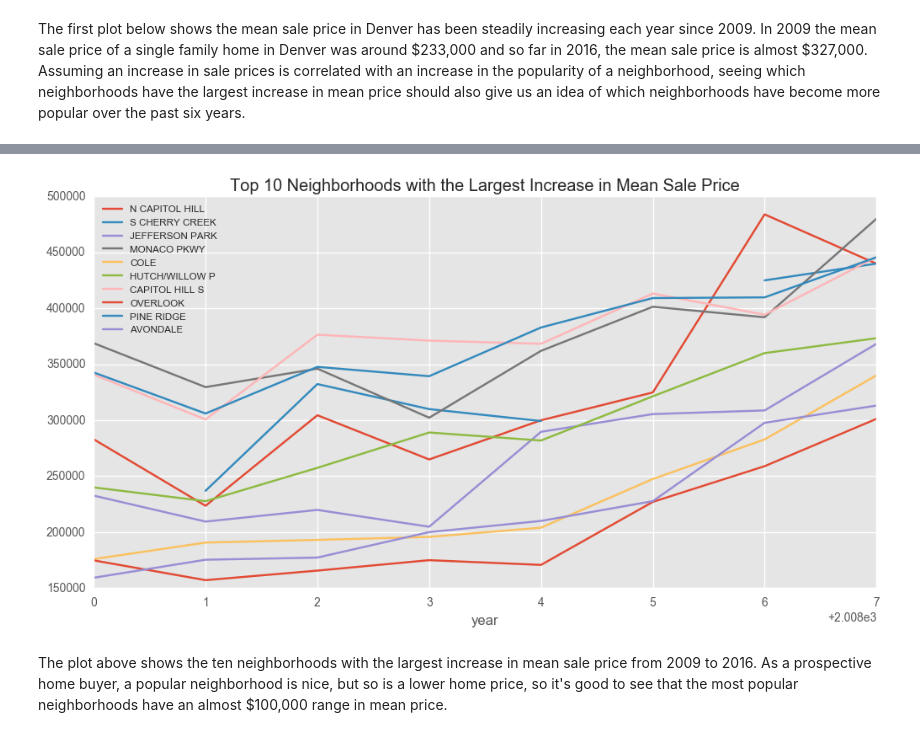
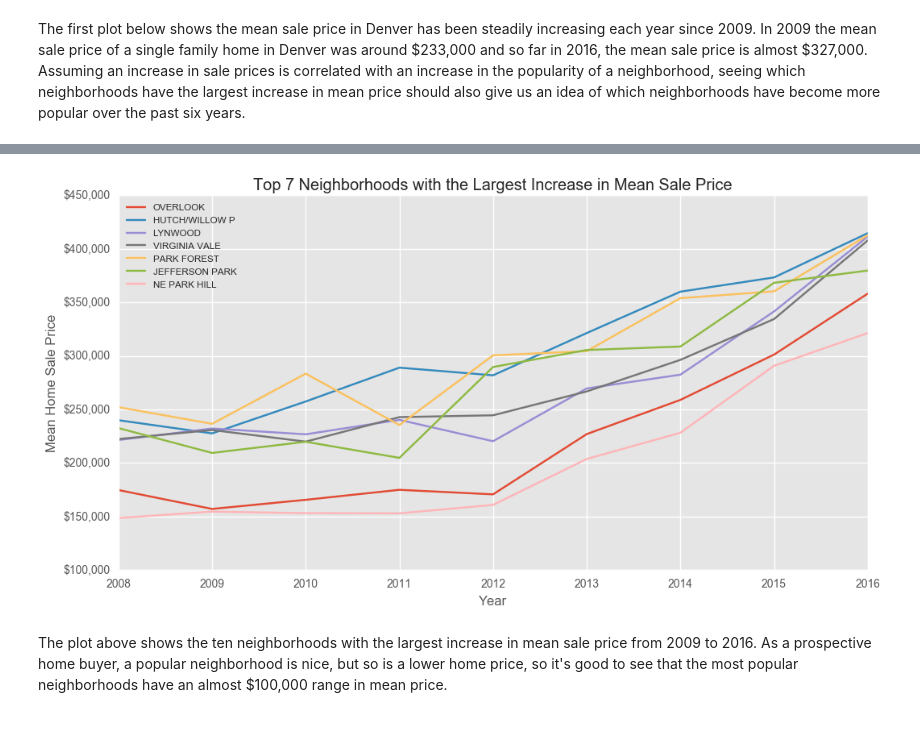
Before and after one commit to trcasey/denver_housing_predictor, a Jupyter notebook: Capstone Report - Denver Real Estate.ipynb, the cells around one changed output, grey strips where cells are left out. Drawn from its saved outputs; the diff is of its cells as text; code cells hidden in the pictures.

```diff
--- a/Capstone Report - Denver Real Estate.ipynb
+++ b/Capstone Report - Denver Real Estate.ipynb
@@ -158,6 +159,20 @@ df_sales.index = df_sales.date
 df_sales['year'] = df_sales.index.year
 df_sales['month'] = df_sales.index.month
 df_sales['day'] = df_sales.index.day
+# %%
+season = []
+
+for m in df_sales.month:
+    if m in (3,4,5):
+        season.append('Spring')
+    elif m in (6,7,8):
+        season.append('Summer')
+    elif m in (9, 10, 11):
+        season.append('Fall')
+    elif m in (12, 1, 2):
+        season.append('Winter')
+
+df_sales['season'] = season
 # %% [markdown]
 ### Combining the two datasets
 
@@ -211,4 +229,14 @@ See the caveats in the documentation: http://pandas.pydata.org/pandas-docs/stabl
 # %% [markdown]
 So, the number of sales is higher in the Spring and Summer, but what about the mean sale price of homes? As the two plots below illustrate, the mean sale price of homes is also higher in Spring and Summer.
+# %%
+def dollars_func(x, pos):  # formatter function takes tick label and tick position
+    s = '%d' % x
+    groups = []
+    while s and s[-1].isdigit():
+        groups.append(s[-3:])
+        s = s[:-3]
+    return '$' + s + ','.join(reversed(groups))
+
+y_dollars_format = tkr.FuncFormatter(dollars_func)  # make formatter
 # %%
 #TODO: Change x axis markers from 1-12 to January-December
@@ -230,5 +279,4 @@ df_sales_no_2016.groupby('SALE_YEAR')['SALE_PRICE'].mean().plot('bar', figsize=(
 # %%
-nbhd_yearly_sale_means = df_sales_no_2016.groupby(['NBHD_1_CN', 'year']).SALE_PRICE.mean()
+nbhd_yearly_sale_means = df_full_info.groupby(['NBHD_1_CN', 'year']).SALE_PRICE.mean()
 
 nbhd_yearly_sale_means = nbhd_yearly_sale_means.unstack()
-nbhd_yearly_sale_means.head()
@@ -243,12 +283,18 @@ nbhd_yearly_sale_means.head()
 # %%
-#TODO: change the x axis markers from 0-8 to 2009-2016.
-nbhd_yearly_sale_means['2009 to 2015 difference'] = nbhd_yearly_sale_means[2015] - nbhd_yearly_sale_means[2009]
+years = ['2008', '2009', '2010', '2011', '2012', '2013', '2014', '2015', '2016']
+nbhd_yearly_sale_means['2009 to 2016 difference'] = nbhd_yearly_sale_means[2016] - nbhd_yearly_sale_means[2009]
 
-ax = nbhd_yearly_sale_means.sort_values(by='2009 to 2015 difference', ascending=False).drop('2009 to 2015 difference', axis=1).head(10).transpose().plot(figsize=(12, 6));
-plt.title('Top 10 Neighborhoods with the Largest Increase in Mean Sale Price')
-plt.legend(loc=0, fontsize='small');
+ax = nbhd_yearly_sale_means.sort_values(by='2009 to 2016 difference', ascending=False).drop('2009 to 2016 difference', axis=1).head(7).transpose().plot(figsize=(12, 6));
+ax.xaxis.set_ticklabels([y for y in years])
+plt.title('Top 7 Neighborhoods with the Largest Increase in Mean Sale Price')
+plt.xlabel('Year')
+plt.ylabel('Mean Home Sale Price')
+ax.yaxis.set_major_formatter(y_dollars_format)
+plt.legend(loc=0, fontsize='small')
+
+plt.show()
 # %% [output]
-[figure, old version]
+[figure, new version]
 # %% [markdown]
 The plot above shows the ten neighborhoods with the largest increase in mean sale price from 2009 to 2016. As a prospective home buyer, a popular neighborhood is nice, but so is a lower home price, so it's good to see that the most popular neighborhoods have an almost \$100,000 range in mean price.
 # %% [markdown]
```
Also changed, not shown: parts of 18 cells of this notebook.
